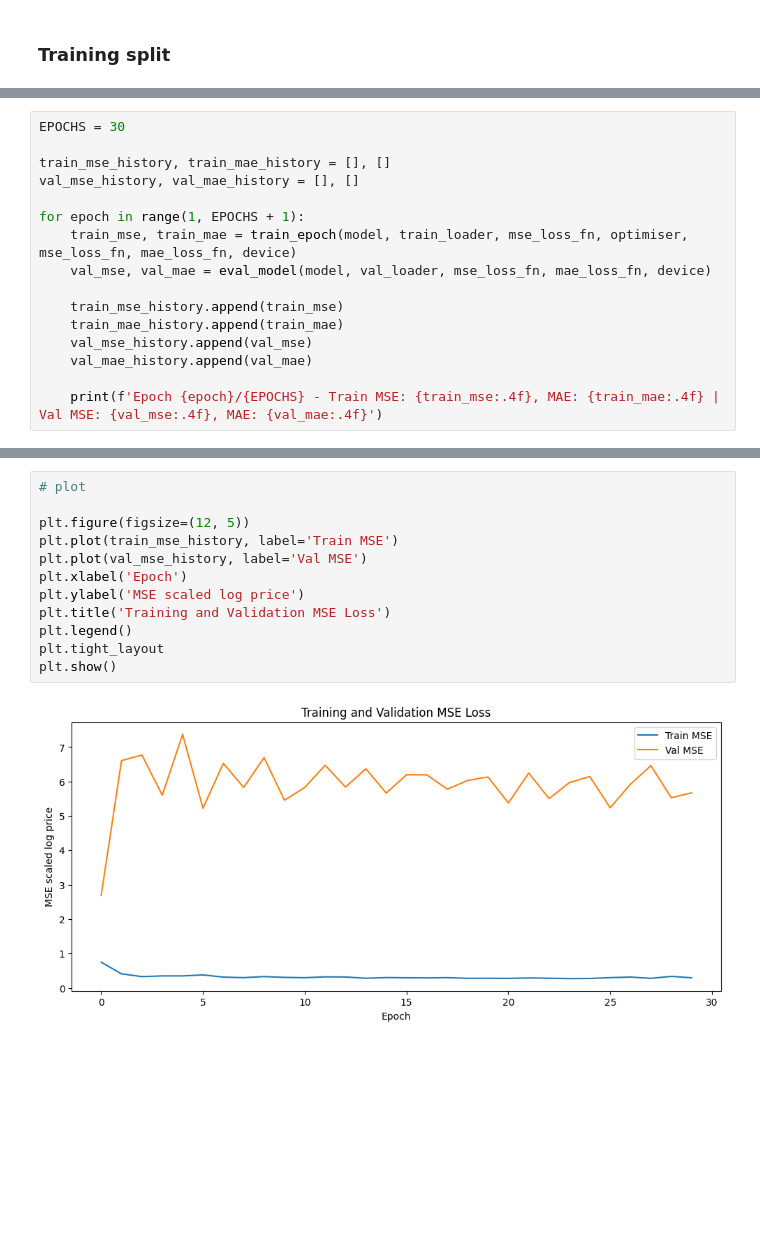
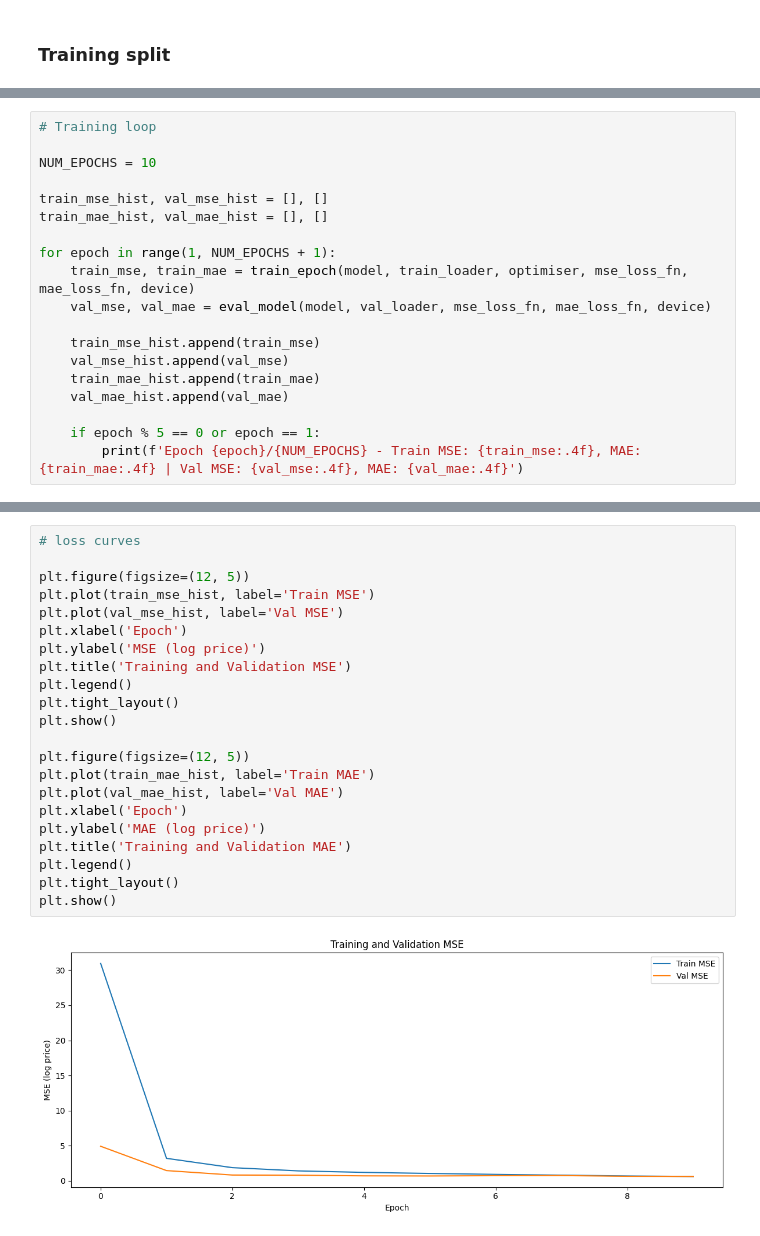
Before and after one commit to mrkashkhan-create/jupyter_workflow, a Jupyter notebook: task_1342/initital_notebook.ipynb, the cells around one changed output, grey strips where cells are left out. Cells and saved outputs as stored; diff of their text form; blank space fills up the shorter version.

```diff
--- a/task_1342/initital_notebook.ipynb
+++ b/task_1342/initital_notebook.ipynb
@@ -380,17 +291,20 @@ def eval_model(model, data_loader, mse_loss_fn, mae_loss_fn, device):
 # %%
-EPOCHS = 30
+# Training loop
 
-train_mse_history, train_mae_history = [], []
-val_mse_history, val_mae_history = [], []
+NUM_EPOCHS = 10
 
-for epoch in range(1, EPOCHS + 1):
-    train_mse, train_mae = train_epoch(model, train_loader, mse_loss_fn, optimiser, mse_loss_fn, mae_loss_fn, device)
+train_mse_hist, val_mse_hist = [], []
+train_mae_hist, val_mae_hist = [], []
+
+for epoch in range(1, NUM_EPOCHS + 1):
+    train_mse, train_mae = train_epoch(model, train_loader, optimiser, mse_loss_fn, mae_loss_fn, device)
     val_mse, val_mae = eval_model(model, val_loader, mse_loss_fn, mae_loss_fn, device)
 
-    train_mse_history.append(train_mse)
-    train_mae_history.append(train_mae)
-    val_mse_history.append(val_mse)
-    val_mae_history.append(val_mae)
+    train_mse_hist.append(train_mse)
+    val_mse_hist.append(val_mse)
+    train_mae_hist.append(train_mae)
+    val_mae_hist.append(val_mae)
 
-    print(f'Epoch {epoch}/{EPOCHS} - Train MSE: {train_mse:.4f}, MAE: {train_mae:.4f} | Val MSE: {val_mse:.4f}, MAE: {val_mae:.4f}')
+    if epoch % 5 == 0 or epoch == 1:
+        print(f'Epoch {epoch}/{NUM_EPOCHS} - Train MSE: {train_mse:.4f}, MAE: {train_mae:.4f} | Val MSE: {val_mse:.4f}, MAE: {val_mae:.4f}')
 # %% [output]
@@ -414,14 +334,24 @@ Epoch 30/30 - Train MSE: 0.2936, MAE: 0.4585 | Val MSE: 5.6691, MAE: 2.2770
 # %%
-# plot
+# loss curves
 
 plt.figure(figsize=(12, 5))
-plt.plot(train_mse_history, label='Train MSE')
-plt.plot(val_mse_history, label='Val MSE')
+plt.plot(train_mse_hist, label='Train MSE')
+plt.plot(val_mse_hist, label='Val MSE')
 plt.xlabel('Epoch')
-plt.ylabel('MSE scaled log price')
-plt.title('Training and Validation MSE Loss')
+plt.ylabel('MSE (log price)')
+plt.title('Training and Validation MSE')
 plt.legend()
-plt.tight_layout
+plt.tight_layout()
 plt.show()
+
+plt.figure(figsize=(12, 5))
+plt.plot(train_mae_hist, label='Train MAE')
+plt.plot(val_mae_hist, label='Val MAE')
+plt.xlabel('Epoch')
+plt.ylabel('MAE (log price)')
+plt.title('Training and Validation MAE')
+plt.legend()
+plt.tight_layout()
+plt.show()
 # %% [output]
-[figure, old version]
+[figure, new version]
```
Also changed, not shown: parts of 27 cells of this notebook.
